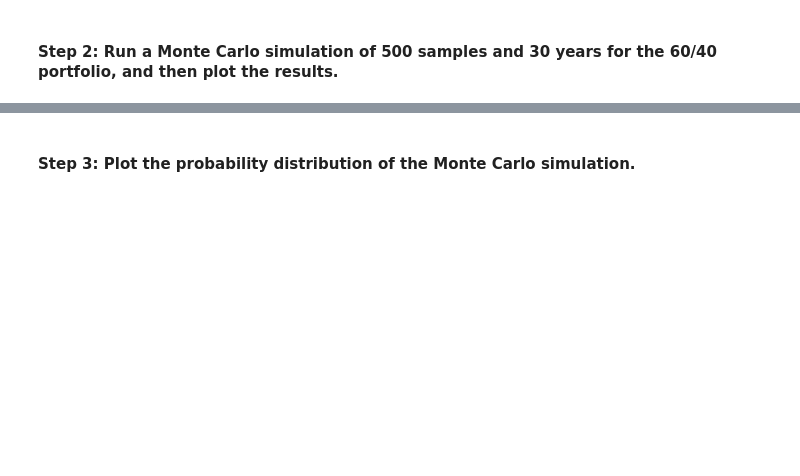
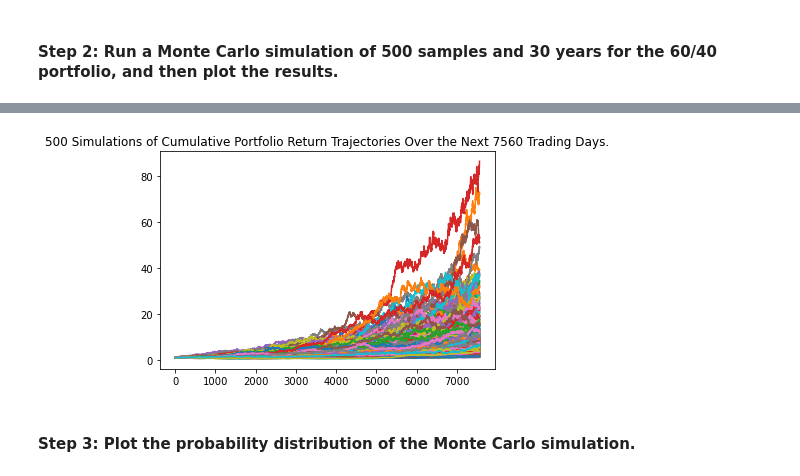
Before and after one commit to dboyne3/ModuleChallenge_5, a Jupyter notebook: financial_planning_tools.ipynb, the cells around one changed output, grey strips where cells are left out. Cells and saved outputs as stored; diff of their text form; code cells hidden in the pictures; blank space fills up the shorter version.

```diff
--- a/financial_planning_tools.ipynb
+++ b/financial_planning_tools.ipynb
@@ -418,25 +435,31 @@ In this section, you’ll use the MCForecastTools library to create a Monte Carl
 # %%
 # Set start and end dates of 3 years back from your current date
 # Alternatively, you can use an end date of 2020-08-07 and work 3 years back from that date
-# YOUR CODE HERE
-# YOUR CODE HERE
+start_date = pd.Timestamp('2019-05-18',tz='America/New_York').isoformat()
+end_date = pd.Timestamp('2022-05-18',tz='America/New_York').isoformat()
 
 # Set number of rows to 1000 to retrieve the maximum amount of rows
-# YOUR CODE HERE
+limit_rows = 1000
 # %%
 # Use the Alpaca get_bars function to make the API call to get the 3 years worth of pricing data
 # The tickers and timeframe parameters should have been set in Part 1 of this activity
 # The start and end dates should be updated with the information set above
 # Remember to add the df property to the end of the call so the response is returned as a DataFrame
-# YOUR CODE HERE
+three_year_pricing_df = api.get_bars(
+    tickers,
+    TimeFrame.Day,
+    start = start_date,
+    end = end_date,
+).df
 
 # Reorganize the DataFrame
 # Separate ticker data
-# YOUR CODE HERE
+agg_three_year = three_year_pricing_df[three_year_pricing_df['symbol']=='AGG'].drop('symbol',axis=1)
+spy_three_year = three_year_pricing_df[three_year_pricing_df['symbol']=='SPY'].drop('symbol',axis=1)
 
 # Concatenate the ticker DataFrames
-# YOUR CODE HERE
+three_year_pricing_df = pd.concat([agg_three_year,spy_three_year], axis=1, keys=["AGG","SPY"])
 
 # Display both the first and last five rows of the DataFrame
-# YOUR CODE HERE
-# YOUR CODE HERE
+display(three_year_pricing_df.head())
+display(three_year_pricing_df.tail())
@@ -446,7 +486,12 @@ In this section, you’ll use the MCForecastTools library to create a Monte Carl
 # Configure the Monte Carlo simulation to forecast 30 years cumulative returns
 # The weights should be split 40% to AGG and 60% to SPY.
 # Run 500 samples.
-# YOUR CODE HERE
+MC_30 = MCSimulation(
+    portfolio_data= three_year_pricing_df,
+    weights=[.40,.60],
+    num_simulation=500,
+    num_trading_days=252 * 30
+)
 
 # Review the simulation input data
-# YOUR CODE HERE
+MC_30.portfolio_data.head()
@@ -456,7 +534,9 @@ In this section, you’ll use the MCForecastTools library to create a Monte Carl
 # %%
 # Visualize the 30-year Monte Carlo simulation by creating an
 # overlay line plot
-# YOUR CODE HERE
+MC_30_line_plot = MC_30.plot_simulation()
+# %% [output]
+[figure, added]
 # %% [markdown]
 #### Step 3: Plot the probability distribution of the Monte Carlo simulation.
 # %%
```
Also changed, not shown: parts of 31 cells of this notebook.
